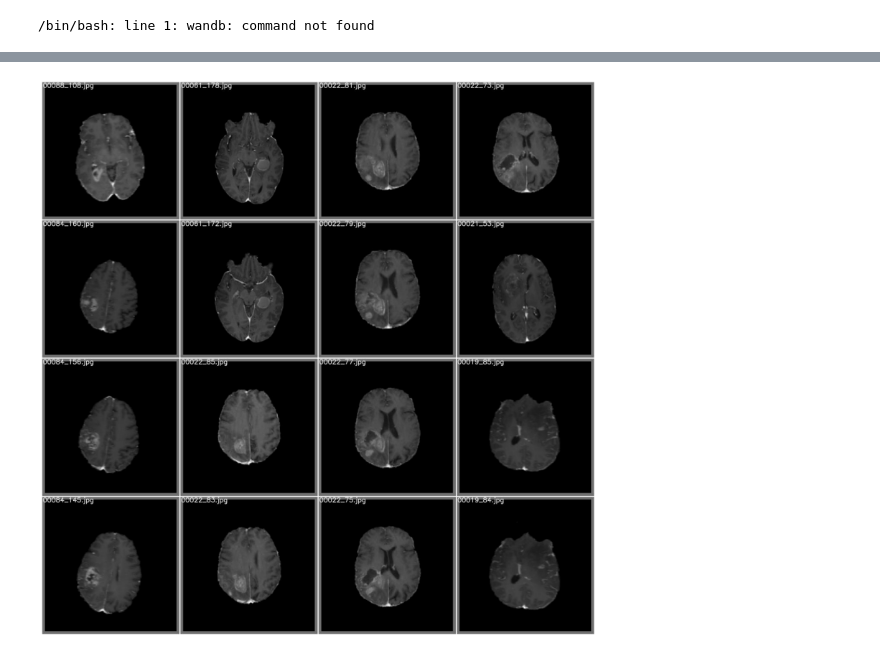
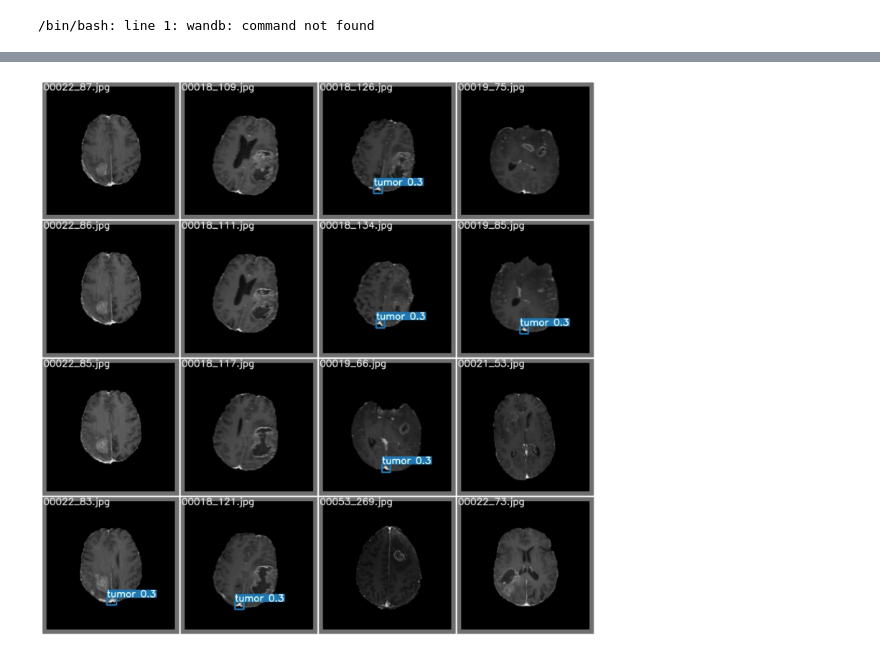
Before and after one commit to LeilaZZ/project, a Jupyter notebook: yolov7.ipynb, the cells around one changed output, grey strips where cells are left out. Drawn from its saved outputs; the diff is of its cells as text; code cells hidden in the pictures.

```diff
--- a/yolov7.ipynb
+++ b/yolov7.ipynb
@@ -112,8 +135,8 @@ events.out.tfevents.1714597660.cb9994c4d3ea.2748.0  hyp.yaml  opt.yaml  weights
 # %%
-img = plt.imread('./runs/train/run3/test_batch1_pred.jpg')
+img = plt.imread('./runs/train/run2/test_batch1_pred.jpg')
 plt.figure(figsize=(20,20))
 plt.imshow(img)
 plt.axis('off')
 plt.show()
 # %% [output]
-[figure, old version]
+[figure, new version]
```
Also changed, not shown: parts of 12 cells of this notebook, 1 other file.
